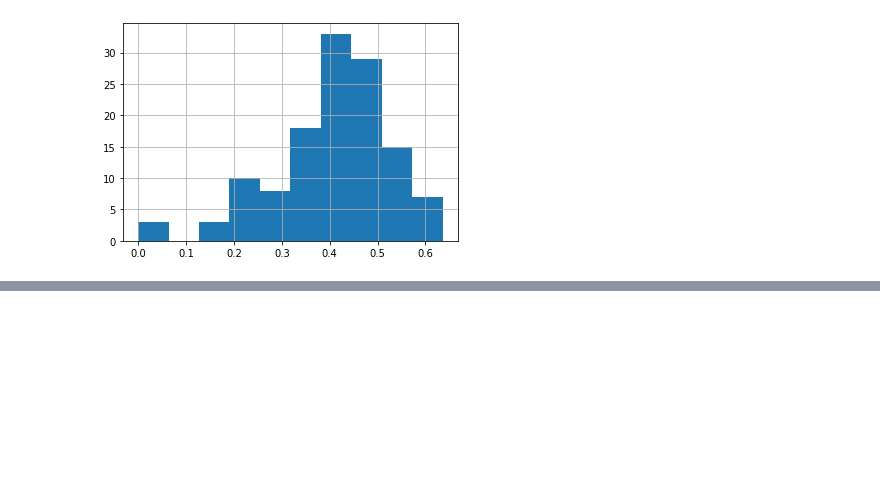
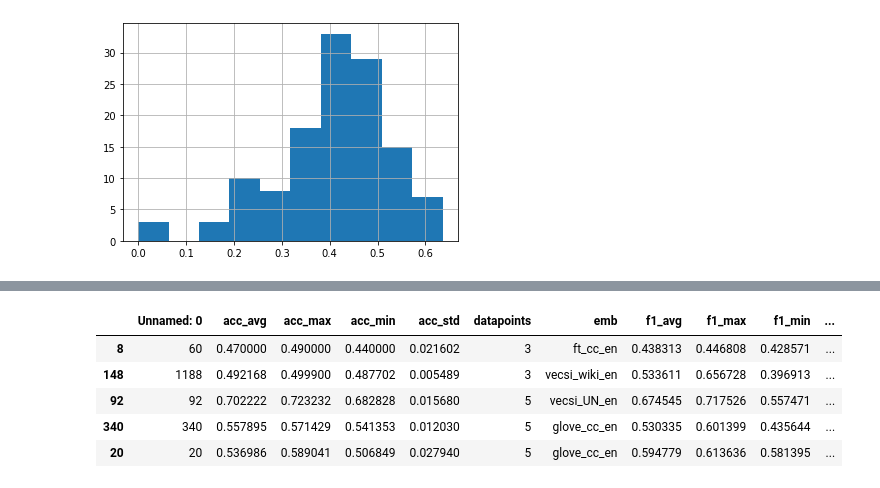
Before and after one commit to hybridnlp/tutorial, a Jupyter notebook: 04a_assessing_relational_knowledge.ipynb, the cells around one changed output, grey strips where cells are left out. Drawn from its saved outputs; the diff is of its cells as text; code cells hidden in the pictures; blank space fills up the shorter version.

```diff
--- a/04a_assessing_relational_knowledge.ipynb
+++ b/04a_assessing_relational_knowledge.ipynb
@@ -437,0 +436,35 @@ embs ['glove_un_en' 'swivel_wiki_en' 'holE_sensi_en' 'ft_un_en' 'ft_cc_en'
+# %%
+def partition_rel_name_types_at_mu_plus_sigma(sigma_factor=2.0, metric='f1'):
+    randemb_filter = aggs_df['emb'] == 'rand_en'
+    result = {'over': [], 'under': []}
+    avg_std = calc_rand_avg_and_std(metric=metric)
+    avg_threshold = avg_std['avg'] + sigma_factor * avg_std['std']
+    avg_field = '%s_avg' % metric
+    rnts = list(aggs_df['rel_name_type'].unique())
+    for rnt in rnts:
+        rnt_filter = aggs_df['rel_name_type'] == rnt
+        randemb_df = aggs_df[rnt_filter & test_result_filter() & randemb_filter]
+        randemb_avg = randemb_df[avg_field].mean()
+        if randemb_avg > avg_threshold:
+            result['over'].append(rnt)
+        else:
+            result['under'].append(rnt)
+    return result
+# %%
+def filter_biased_rel_types(sigma_factor=2.0, metric='f1'):
+    rnt_partition_over = partition_rel_name_types_at_mu_plus_sigma(sigma_factor=sigma_factor, metric=metric)
+    rnt_partition_under = partition_rel_name_types_at_mu_plus_sigma(sigma_factor=-sigma_factor, metric=metric)
+    valid_rnts = set.intersection(set(rnt_partition_over['under']), set(rnt_partition_under['over']))
+    return aggs_df['rel_name_type'].isin(valid_rnts)
+# %%
+def test_result_filter():
+    return aggs_df['result_type']=='test'
+# %%
+aggs_df[filter_biased_rel_types() & test_result_filter()].sample(n=5)
+# %% [output]
+|  | Unnamed: 0 | acc_avg | acc_max | acc_min | acc_std | datapoints | emb | f1_avg | f1_max | f1_min | ... |
+| 8 | 60 | 0.470000 | 0.490000 | 0.440000 | 0.021602 | 3 | ft_cc_en | 0.438313 | 0.446808 | 0.428571 | ... |
+| 148 | 1188 | 0.492168 | 0.499900 | 0.487702 | 0.005489 | 3 | vecsi_wiki_en | 0.533611 | 0.656728 | 0.396913 | ... |
+| 92 | 92 | 0.702222 | 0.723232 | 0.682828 | 0.015680 | 5 | vecsi_UN_en | 0.674545 | 0.717526 | 0.557471 | ... |
+| 340 | 340 | 0.557895 | 0.571429 | 0.541353 | 0.012030 | 5 | glove_cc_en | 0.530335 | 0.601399 | 0.435644 | ... |
+| 20 | 20 | 0.536986 | 0.589041 | 0.506849 | 0.027940 | 5 | glove_cc_en | 0.594779 | 0.613636 | 0.581395 | ... |
```
Also changed, not shown: parts of 32 cells of this notebook.
